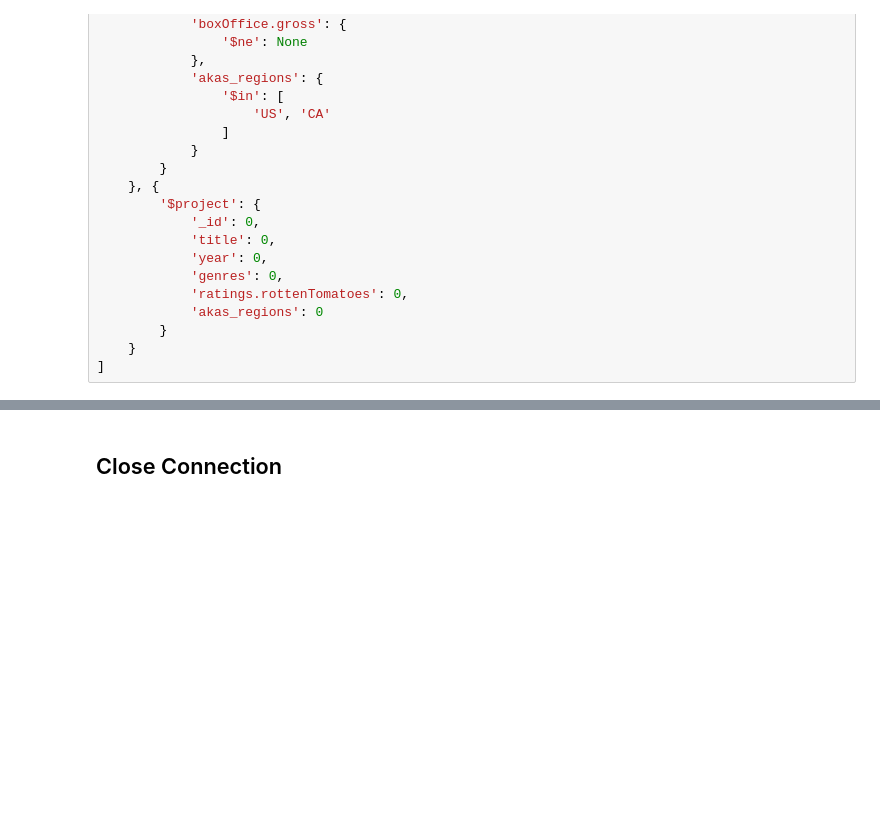
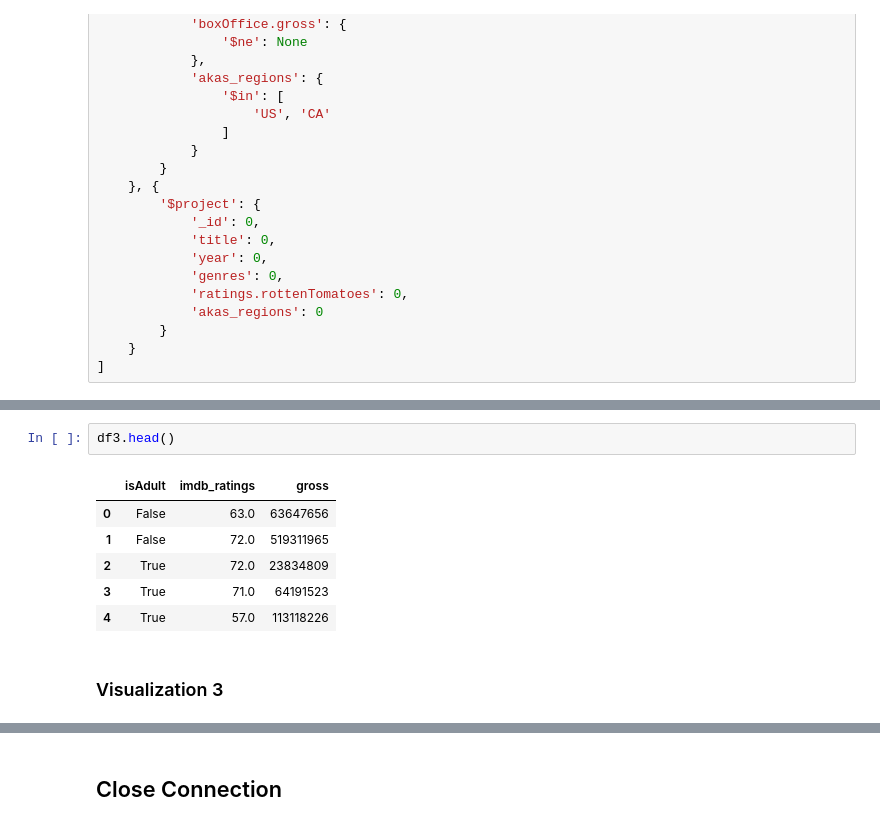
Before and after one commit to Tracywxr/cpsc368_2026_group5_project, a Jupyter notebook: Scripts/visualization_MongoDB.ipynb, the cells around one changed output, grey strips where cells are left out. Saved outputs shown, nothing was run; the diff lists cells and outputs as text; blank space fills up the shorter version.

Commit message:
finish visualization ui RQ3

```diff
--- a/Scripts/visualization_MongoDB.ipynb
+++ b/Scripts/visualization_MongoDB.ipynb
@@ -691,0 +656,11 @@ Visualization 3
+# %%
+df3.head()
+# %% [output]
+|  | isAdult | imdb_ratings | gross |
+| 0 | False | 63.0 | 63647656 |
+| 1 | False | 72.0 | 519311965 |
+| 2 | True | 72.0 | 23834809 |
+| 3 | True | 71.0 | 64191523 |
+| 4 | True | 57.0 | 113118226 |
+# %% [markdown]
+### Visualization 3
```
Also changed, not shown: parts of 12 cells of this notebook.
